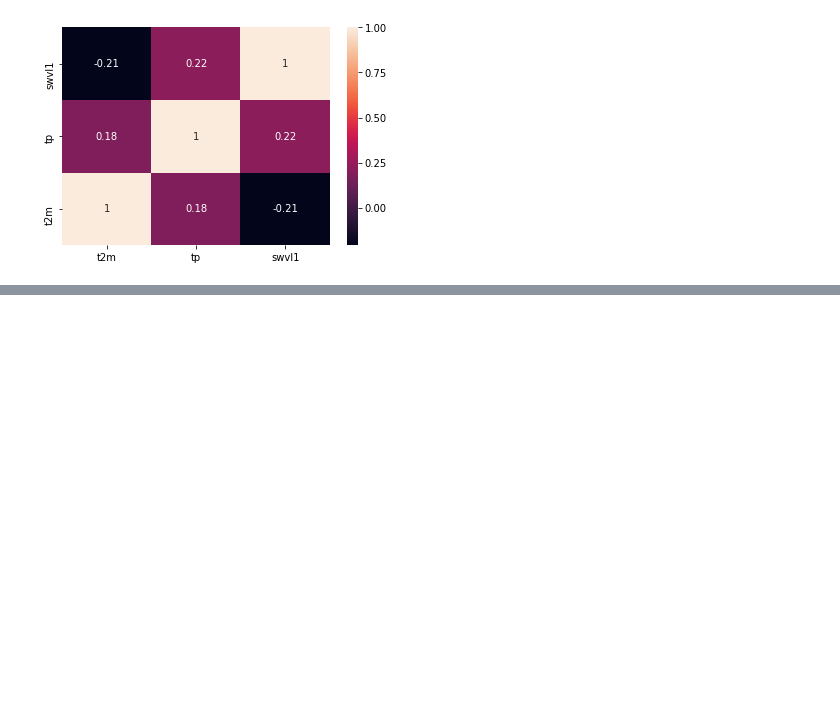
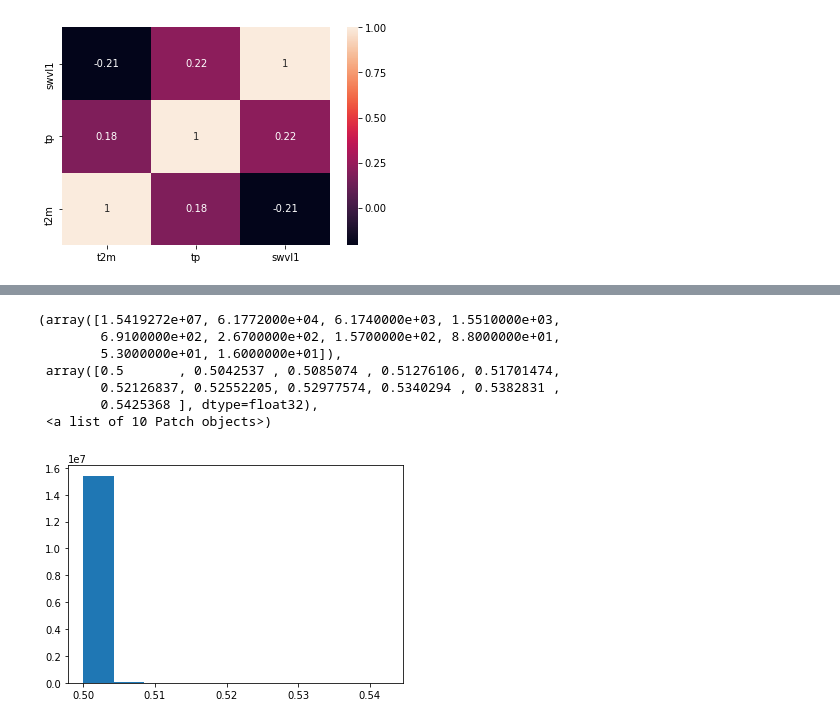
Before and after one commit to visvash/Climate-Informatics, a Jupyter notebook: Climate Informatics Project.ipynb, the cells around one changed output, grey strips where cells are left out. Drawn from its saved outputs; the diff is of its cells as text; code cells hidden in the pictures; blank space fills up the shorter version.

```diff
--- a/Climate Informatics Project.ipynb
+++ b/Climate Informatics Project.ipynb
@@ -736,0 +744,11 @@ Coordinates:
+# %%
+plt.hist(r,bins=10)
+# %% [output]
+(array([1.5419272e+07, 6.1772000e+04, 6.1740000e+03, 1.5510000e+03,
+        6.9100000e+02, 2.6700000e+02, 1.5700000e+02, 8.8000000e+01,
+        5.3000000e+01, 1.6000000e+01]),
+ array([0.5       , 0.5042537 , 0.5085074 , 0.51276106, 0.51701474,
+        0.52126837, 0.52552205, 0.52977574, 0.5340294 , 0.5382831 ,
+        0.5425368 ], dtype=float32),
+ <a list of 10 Patch objects>)
+[figure, added]
```
Also changed, not shown: parts of 17 cells of this notebook.
